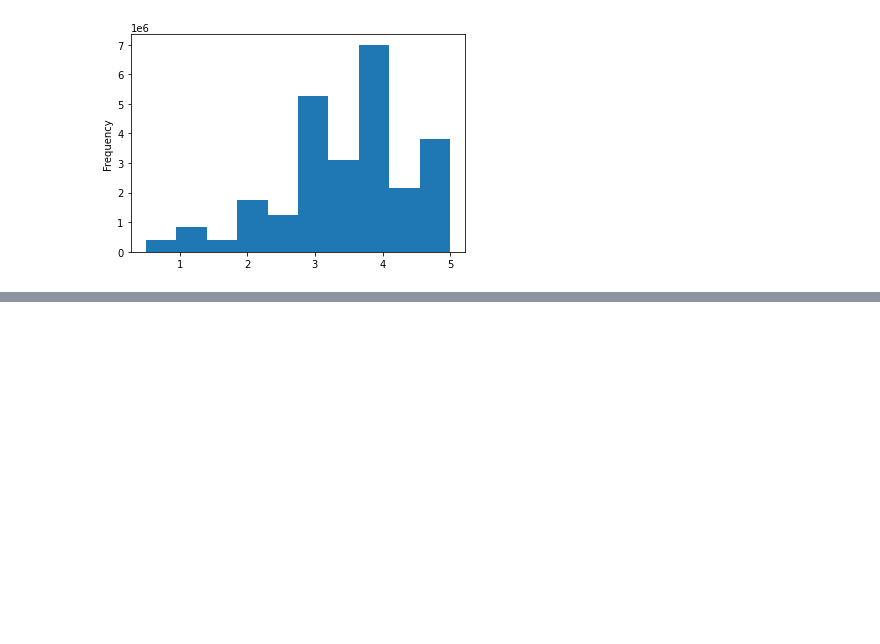
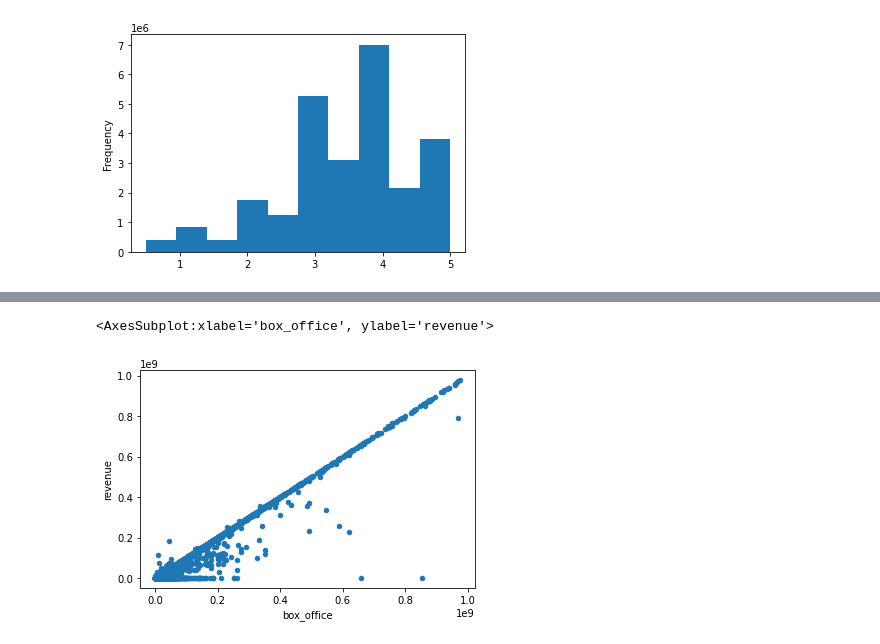
Before and after one commit to DaniliukK95/movies-etl, a Jupyter notebook: Module8.ipynb, the cells around one changed output, grey strips where cells are left out. Saved outputs shown, nothing was run; the diff lists cells and outputs as text; code cells hidden in the pictures; blank space fills up the shorter version.

```diff
--- a/Module8.ipynb
+++ b/Module8.ipynb
@@ -1011,0 +1115,7 @@ Name: rating, dtype: float64
+# %%
+#update code since the scale is thrown off by large data point
+movies_df.fillna(0)[movies_df['box_office'] < 10**9].plot(x='box_office', y='revenue', kind='scatter')
+#similar to budget results. so the same decision.
+# %% [output]
+<AxesSubplot:xlabel='box_office', ylabel='revenue'>
+[figure, added]
```
Also changed, not shown: parts of 23 cells of this notebook.
